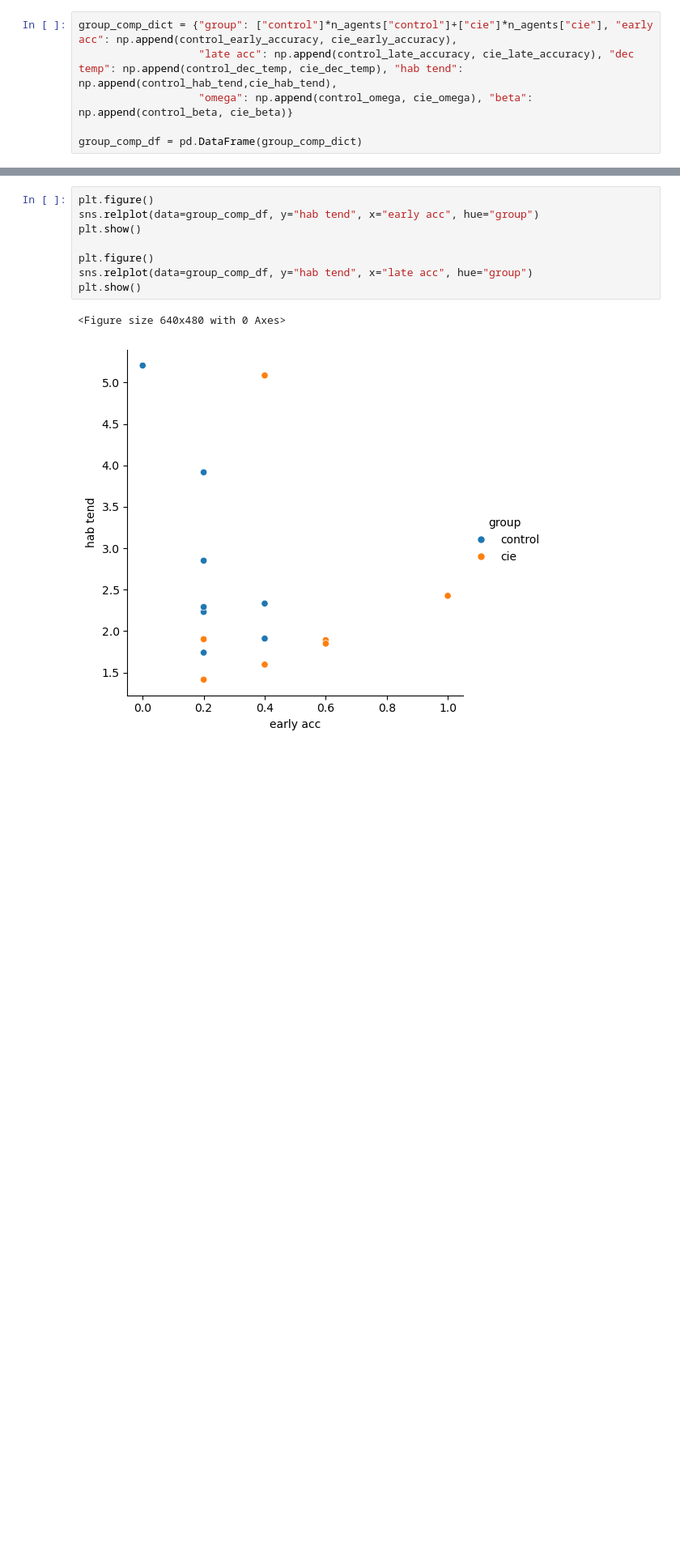
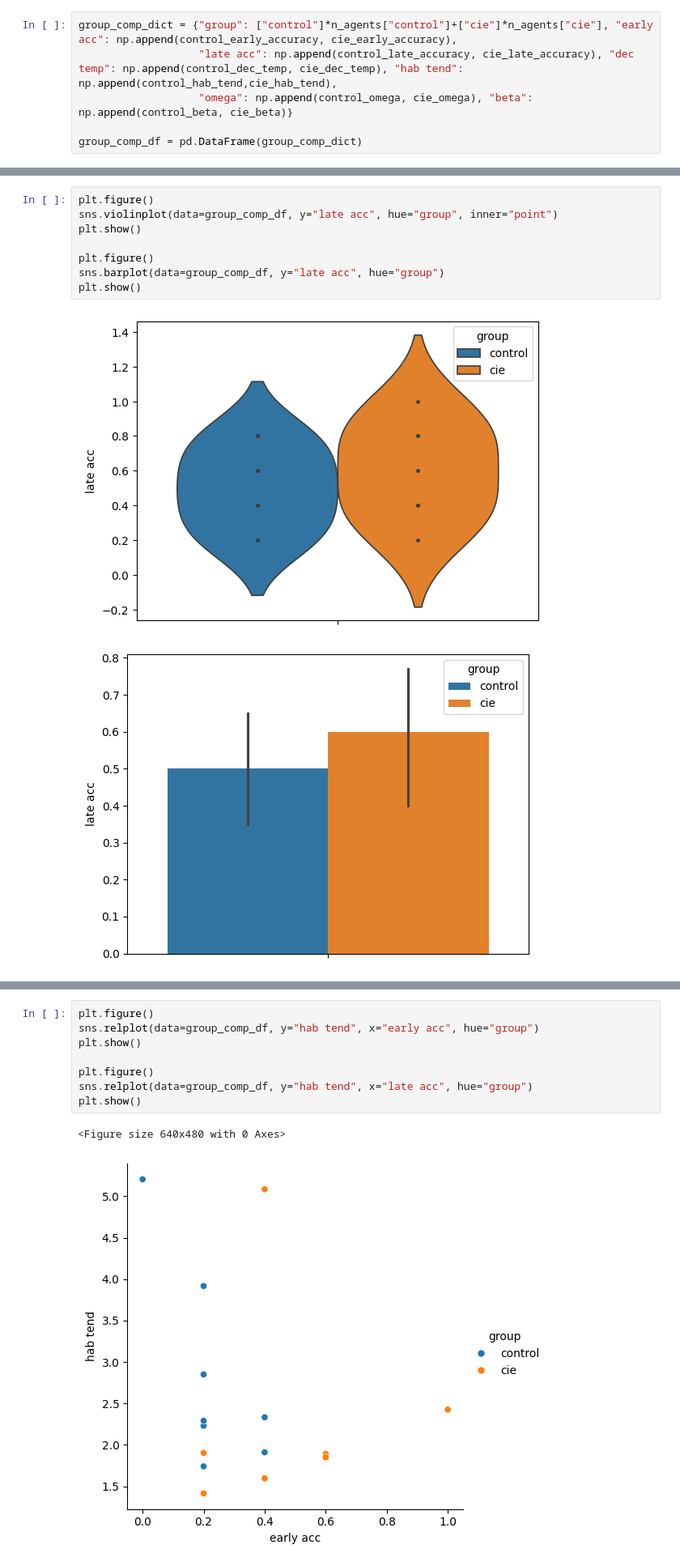
Before and after one commit to SSchwoebel/TMaze, a Jupyter notebook: cie_task/4_analyze_inference.ipynb, the cells around one changed output, grey strips where cells are left out. Shown at 81% size. Cells and saved outputs as stored; diff of their text form; blank space fills up the shorter version.

```diff
--- a/cie_task/4_analyze_inference.ipynb
+++ b/cie_task/4_analyze_inference.ipynb
@@ -263,3 +350,14 @@ group_comp_df = pd.DataFrame(group_comp_dict)
+# %%
+plt.figure()
+sns.violinplot(data=group_comp_df, y="late acc", hue="group", inner="point")
+plt.show()
+
+plt.figure()
+sns.barplot(data=group_comp_df, y="late acc", hue="group")
+plt.show()
+# %% [output]
+[figure, added]
+[figure, added]
 # %%
 plt.figure()
 sns.violinplot(data=group_comp_df, y="hab tend", hue="group", inner="point")
```
Also changed, not shown: parts of 30 cells of this notebook, 1 other file.
